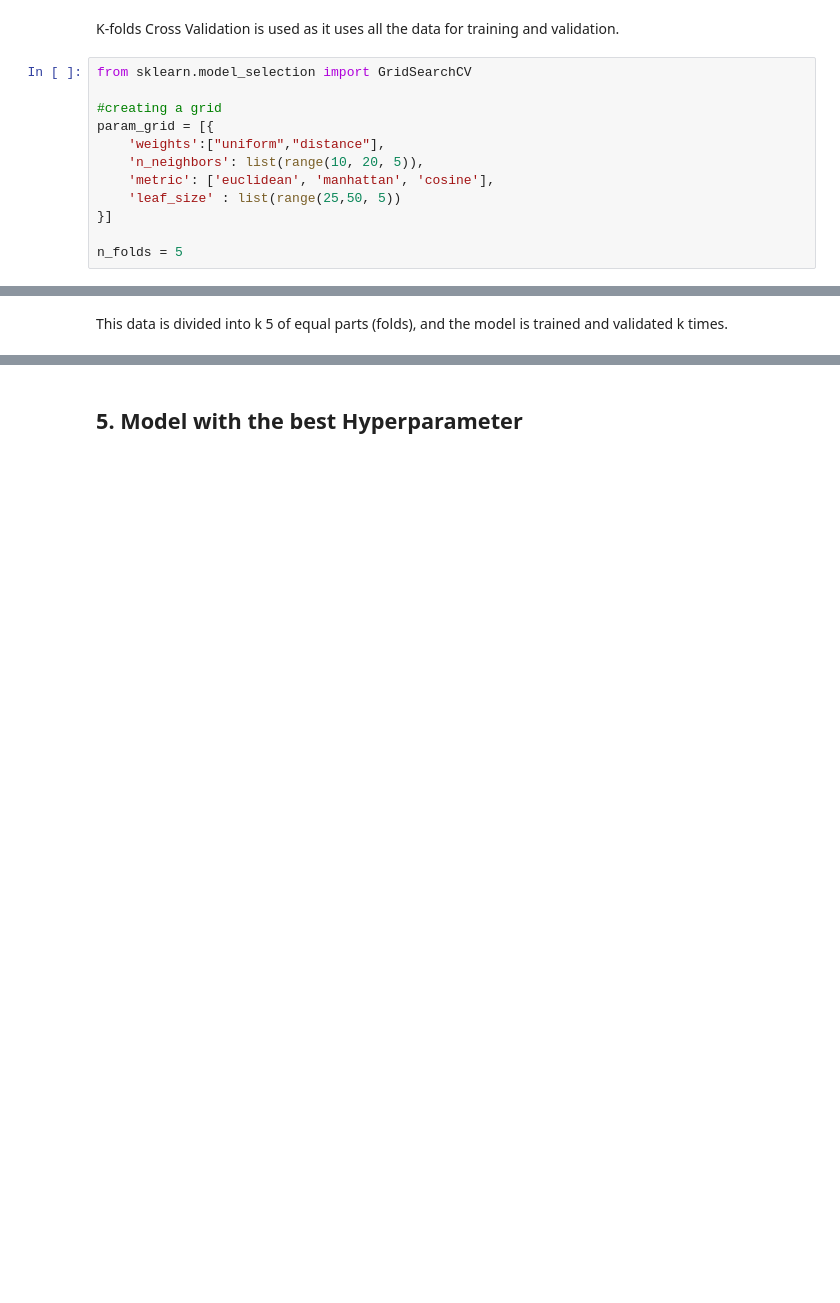
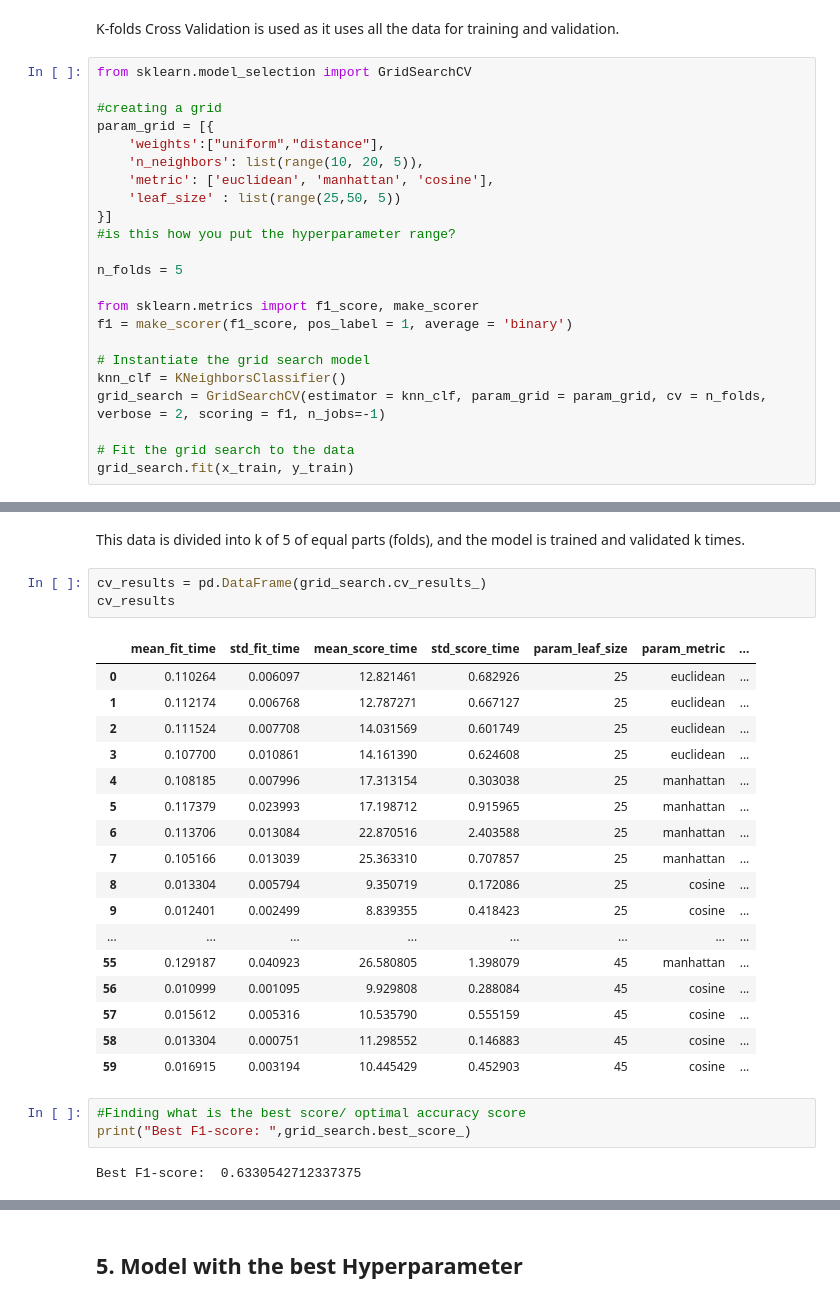
Before and after one commit to AlinZohari/ML-Adult, a Jupyter notebook: instance_based-kNN.ipynb, the cells around one changed output, grey strips where cells are left out. Cells and saved outputs as stored; diff of their text form; blank space fills up the shorter version.

Commit message:
done doing GridSearchCV and finding the list of combination for the best hyperparameter

```diff
--- a/instance_based-kNN.ipynb
+++ b/instance_based-kNN.ipynb
@@ -113,5 +118,16 @@ param_grid = [{
     'metric': ['euclidean', 'manhattan', 'cosine'],
     'leaf_size' : list(range(25,50, 5))
 }]
+#is this how you put the hyperparameter range?
 
 n_folds = 5
+
+from sklearn.metrics import f1_score, make_scorer
+f1 = make_scorer(f1_score, pos_label = 1, average = 'binary')
+
+# Instantiate the grid search model
+knn_clf = KNeighborsClassifier()
+grid_search = GridSearchCV(estimator = knn_clf, param_grid = param_grid, cv = n_folds, verbose = 2, scoring = f1, n_jobs=-1)
+
+# Fit the grid search to the data
+grid_search.fit(x_train, y_train)
@@ -118,2 +143,28 @@ n_folds = 5
 # %% [markdown]
-This data is divided into k 5 of equal parts (folds), and the model is trained and validated k times.
+This data is divided into k of 5 of equal parts (folds), and the model is trained and validated k times.
+# %%
+cv_results = pd.DataFrame(grid_search.cv_results_)
+cv_results
+# %% [output]
+|  | mean_fit_time | std_fit_time | mean_score_time | std_score_time | param_leaf_size | param_metric | ... |
+| 0 | 0.110264 | 0.006097 | 12.821461 | 0.682926 | 25 | euclidean | ... |
+| 1 | 0.112174 | 0.006768 | 12.787271 | 0.667127 | 25 | euclidean | ... |
+| 2 | 0.111524 | 0.007708 | 14.031569 | 0.601749 | 25 | euclidean | ... |
+| 3 | 0.107700 | 0.010861 | 14.161390 | 0.624608 | 25 | euclidean | ... |
+| 4 | 0.108185 | 0.007996 | 17.313154 | 0.303038 | 25 | manhattan | ... |
+| 5 | 0.117379 | 0.023993 | 17.198712 | 0.915965 | 25 | manhattan | ... |
+| 6 | 0.113706 | 0.013084 | 22.870516 | 2.403588 | 25 | manhattan | ... |
+| 7 | 0.105166 | 0.013039 | 25.363310 | 0.707857 | 25 | manhattan | ... |
+| 8 | 0.013304 | 0.005794 | 9.350719 | 0.172086 | 25 | cosine | ... |
+| 9 | 0.012401 | 0.002499 | 8.839355 | 0.418423 | 25 | cosine | ... |
+| ... | ... | ... | ... | ... | ... | ... | ... |
+| 55 | 0.129187 | 0.040923 | 26.580805 | 1.398079 | 45 | manhattan | ... |
+| 56 | 0.010999 | 0.001095 | 9.929808 | 0.288084 | 45 | cosine | ... |
+| 57 | 0.015612 | 0.005316 | 10.535790 | 0.555159 | 45 | cosine | ... |
+| 58 | 0.013304 | 0.000751 | 11.298552 | 0.146883 | 45 | cosine | ... |
+| 59 | 0.016915 | 0.003194 | 10.445429 | 0.452903 | 45 | cosine | ... |
+# %%
+#Finding what is the best score/ optimal accuracy score
+print("Best F1-score: ",grid_search.best_score_)
+# %% [output]
+Best F1-score:  0.6330542712337375
```
Also changed, not shown: parts of 4 cells of this notebook.
